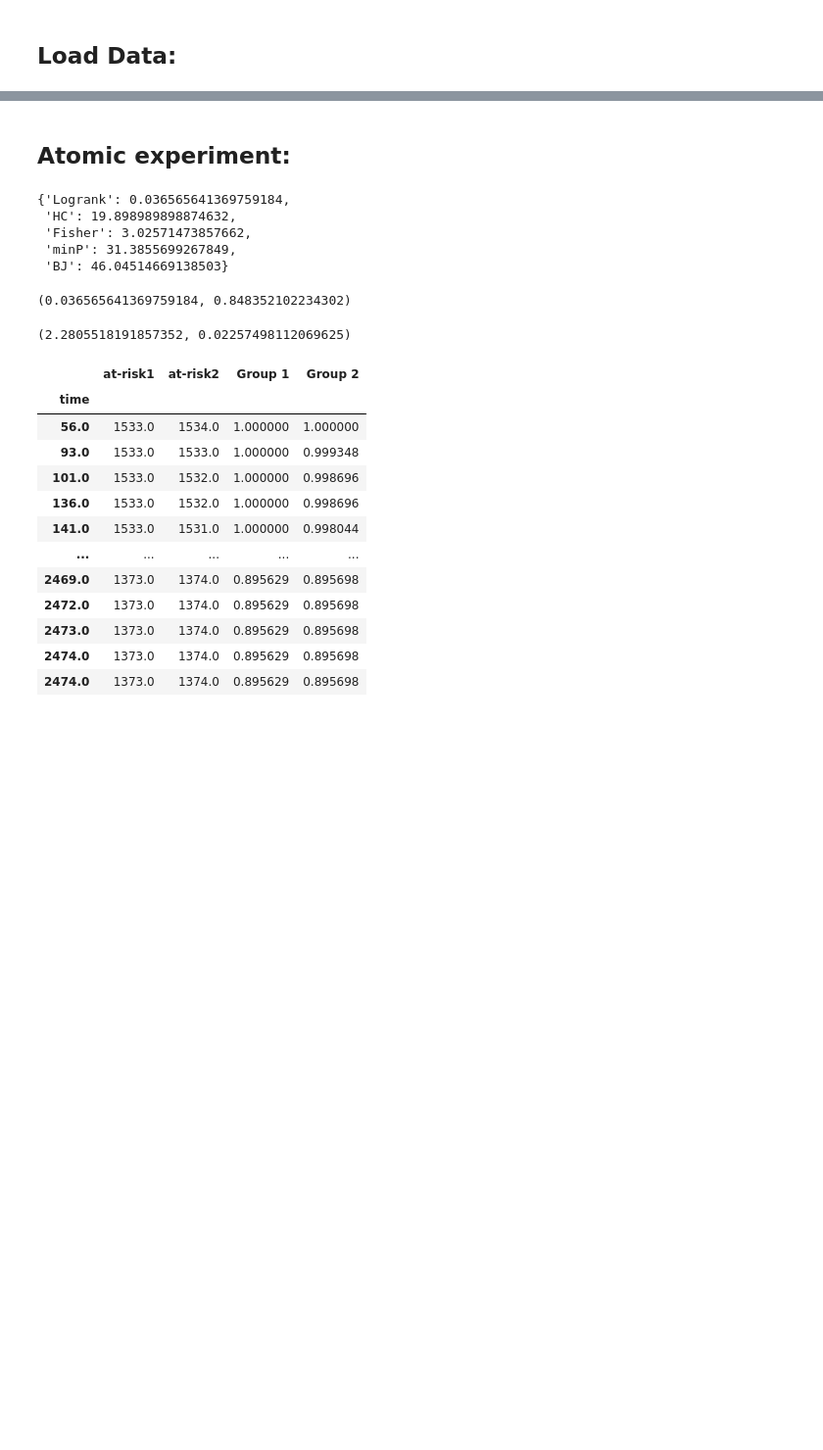
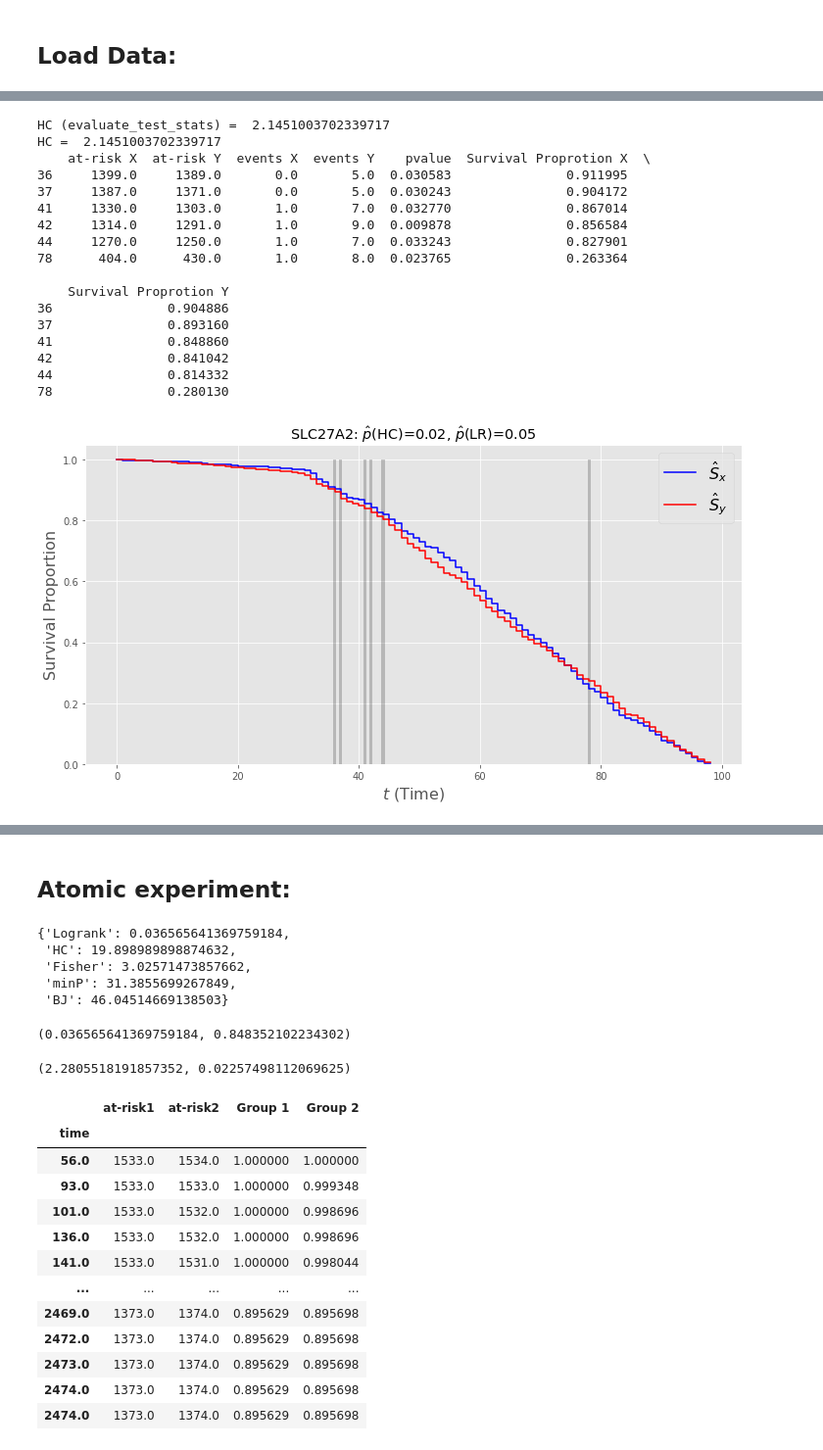
Before and after one commit to alonkipnis/HCHG, a Jupyter notebook: survival_real_data.ipynb, the cells around one changed output, grey strips where cells are left out. Shown at 98% size. Drawn from its saved outputs; the diff is of its cells as text; code cells hidden in the pictures; blank space fills up the shorter version.

```diff
--- a/survival_real_data.ipynb
+++ b/survival_real_data.ipynb
@@ -520,0 +501,2 @@ pvals.min()
+# %%
+remote_dir = "/Users/kipnisal/Dropbox/Apps/Overleaf/Survival Analysis with Sensitivity to Possible Rare and Weak Differences/Figs/"
@@ -520,0 +685,24 @@ pvals.min()
+# %%
+gene_name = 'SLC27A2'
+g = illustrate_survival_curve(df, gene_name, T)
+plt.savefig(remote_dir + gene_name + ".png")
+plt.show()
+# %% [output]
+HC (evaluate_test_stats) =  2.1451003702339717
+HC =  2.1451003702339717
+    at-risk X  at-risk Y  events X  events Y    pvalue  Survival Proprotion X  \
+36     1399.0     1389.0       0.0       5.0  0.030583               0.911995
+37     1387.0     1371.0       0.0       5.0  0.030243               0.904172
+41     1330.0     1303.0       1.0       7.0  0.032770               0.867014
+42     1314.0     1291.0       1.0       9.0  0.009878               0.856584
+44     1270.0     1250.0       1.0       7.0  0.033243               0.827901
+78      404.0      430.0       1.0       8.0  0.023765               0.263364
+
+    Survival Proprotion Y
+36               0.904886
+37               0.893160
+41               0.848860
+42               0.841042
+44               0.814332
+78               0.280130
+[figure, added]
```
Also changed, not shown: parts of 71 cells of this notebook, 8 other files.
